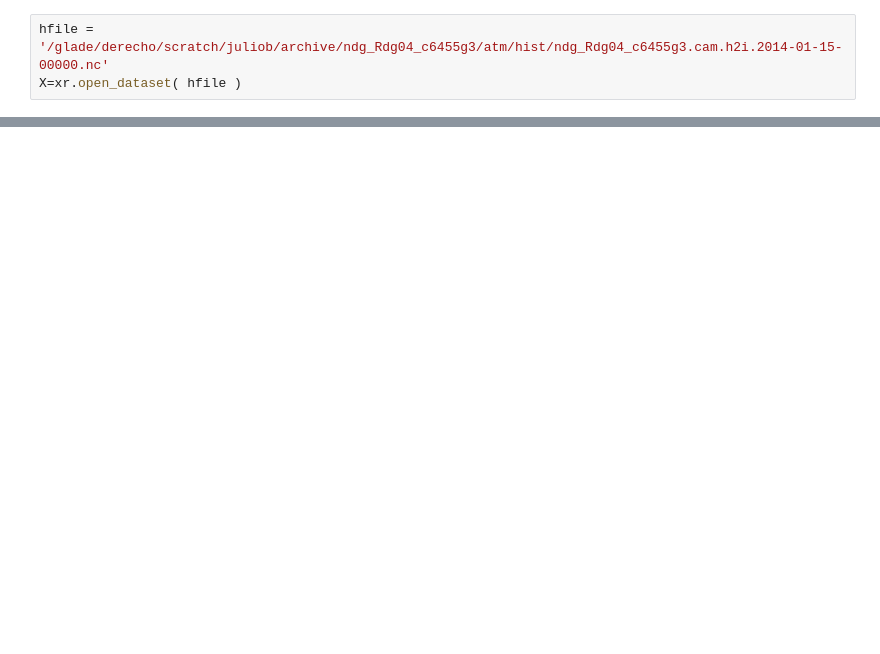
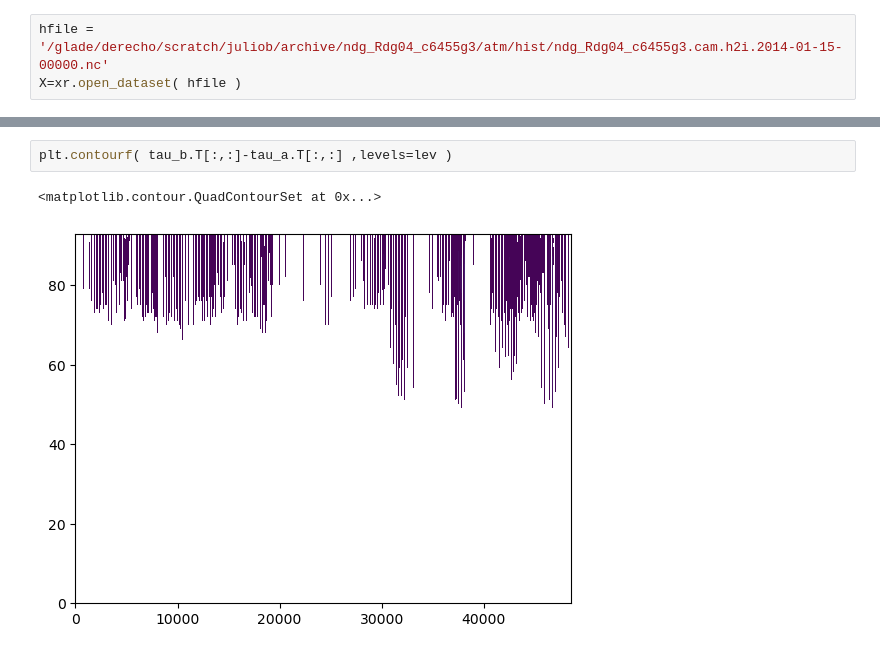
Before and after one commit to JulioTBacmeister/GW_UnitTest, a Jupyter notebook: Python/ReadFortran.ipynb, the cells around one changed output, grey strips where cells are left out. Cells and saved outputs as stored; diff of their text form; blank space fills up the shorter version.

```diff
--- a/Python/ReadFortran.ipynb
+++ b/Python/ReadFortran.ipynb
@@ -83,0 +121,5 @@ plt.scatter( tau_diag_cam[0,z,:].flatten() ,  tau_diag.T[z,:].flatten() )
+# %%
+plt.contourf( tau_b.T[:,:]-tau_a.T[:,:] ,levels=lev )
+# %% [output]
+<matplotlib.contour.QuadContourSet at 0x...>
+[figure, added]
```
Also changed, not shown: parts of 11 cells of this notebook, 1 other file.
